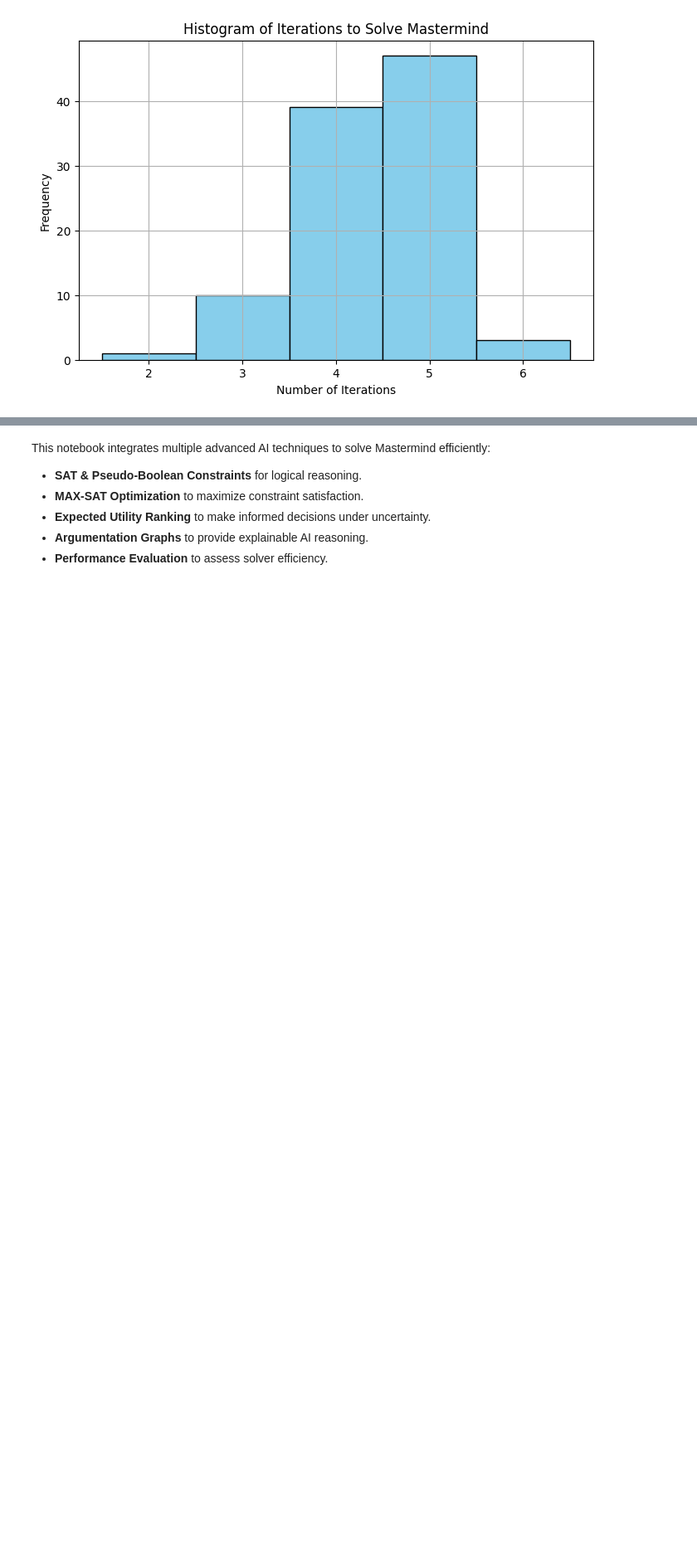
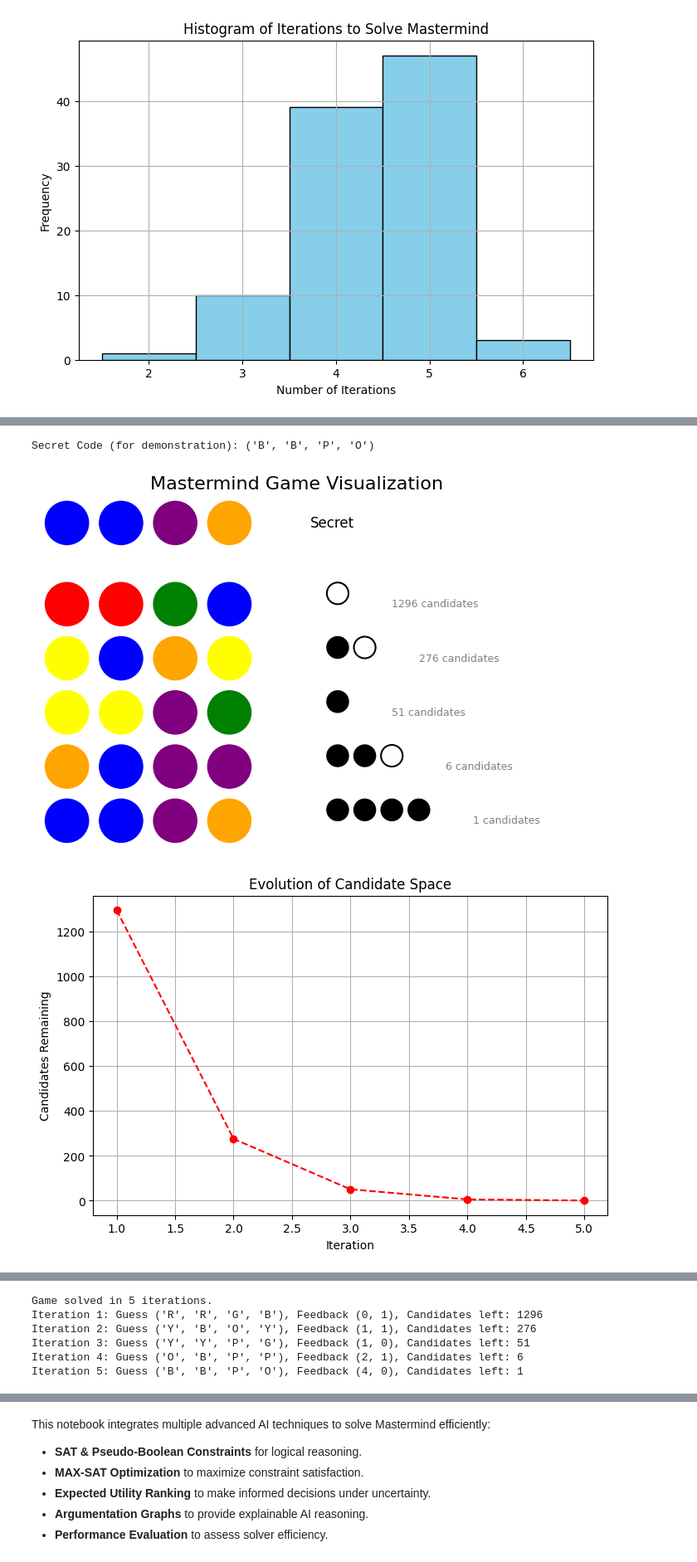
Before and after one commit to louisgthier/mastermind-reasoning-solver, a Jupyter notebook: mastermind-solver.ipynb, the cells around one changed output, grey strips where cells are left out. Shown at 83% size. Saved outputs shown, nothing was run; the diff lists cells and outputs as text; code cells hidden in the pictures; blank space fills up the shorter version.

```diff
--- a/mastermind-solver.ipynb
+++ b/mastermind-solver.ipynb
@@ -596,0 +847,47 @@ Standard deviation: 0.75
+# %%
+# Cell 17: Full simulation using the improved expected utility method.
+
+def simulate_game_dynamic(secret_code):
+    candidates = generate_all_codes()
+    history = []
+
+    # Dynamically select the first guess using expected utility ranking
+    guess = select_guess_expected_improved(candidates)
+
+    while True:
+        fb = get_feedback(secret_code, guess)
+        history.append((guess, fb, len(candidates)))
+        if fb[0] == NUM_POSITIONS:  # all positions correct
+            break
+        candidates = filter_candidates(candidates, guess, fb)
+        guess = select_guess_expected_improved(candidates)
+    return history
+
+def main_dynamic():
+    # Choose a random secret code for demonstration
+    secret = random.choice(all_codes)
+    print("Secret Code (for demonstration):", secret)
+
+    # Simulate the game using dynamic initial guess selection
+    history = simulate_game_dynamic(secret)
+
+    # Visualize the game using the provided visualization function
+    visualize_game(history, secret=secret)
+
+    # Plot candidate evolution
+    plot_candidate_evolution(history)
+
+    # Build and display the argumentation graph from the game history
+    G = build_argumentation_graph(history)
+    plot_argumentation_graph(G)
+
+    # Display summary of the game history
+    print("Game solved in", len(history), "iterations.")
+    for i, (guess, fb, count) in enumerate(history, start=1):
+        print(f"Iteration {i}: Guess {guess}, Feedback {fb}, Candidates left: {count}")
+
+main_dynamic()
+# %% [output]
+Secret Code (for demonstration): ('B', 'B', 'P', 'O')
+[figure, added]
+[figure, added]
@@ -596,0 +895,6 @@ Standard deviation: 0.75
+Game solved in 5 iterations.
+Iteration 1: Guess ('R', 'R', 'G', 'B'), Feedback (0, 1), Candidates left: 1296
+Iteration 2: Guess ('Y', 'B', 'O', 'Y'), Feedback (1, 1), Candidates left: 276
+Iteration 3: Guess ('Y', 'Y', 'P', 'G'), Feedback (1, 0), Candidates left: 51
+Iteration 4: Guess ('O', 'B', 'P', 'P'), Feedback (2, 1), Candidates left: 6
+Iteration 5: Guess ('B', 'B', 'P', 'O'), Feedback (4, 0), Candidates left: 1
```
Also changed, not shown: parts of 14 cells of this notebook.
